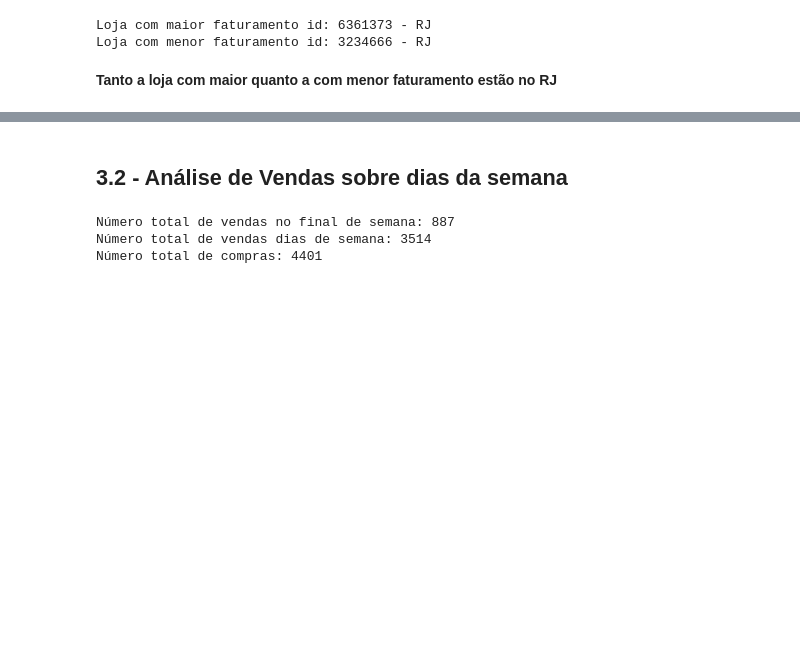
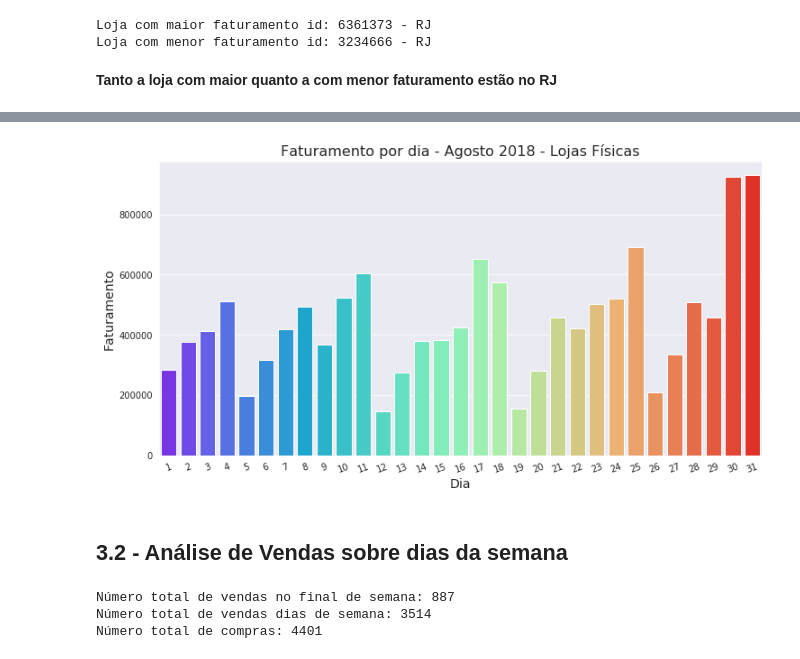
Before and after one commit to vinicvaz/Linx-DataAnalysis, a Jupyter notebook: OfflineDataAnalysis.ipynb, the cells around one changed output, grey strips where cells are left out. Drawn from its saved outputs; the diff is of its cells as text; code cells hidden in the pictures; blank space fills up the shorter version.

```diff
--- a/OfflineDataAnalysis.ipynb
+++ b/OfflineDataAnalysis.ipynb
@@ -292,3 +308,23 @@ Loja com menor faturamento id: 3234666 - RJ
+# %%
+datas = list(fat_time.date)
+dias = []
+for data in datas:
+    dias.append(data.day)
+# %%
+sns.set_style('darkgrid')
+plt.figure(figsize=(12,6))
+ax1 = sns.barplot(x='date',y='price',data=fat_time, palette='rainbow')
+ax1.set_xlabel('Dia', fontsize=14)
+ax1.set_ylabel('Faturamento', fontsize=14)
+ax1.set_title('Faturamento por dia - Agosto 2018 - Lojas Físicas', fontsize=16)
+ax1.set_xticklabels(dias)
+
+for item in ax1.get_xticklabels():
+    item.set_rotation(20)
+
+plt.savefig('./Images/Offline/Revenue-Offline-Bar.jpg', bbox_inches="tight")
+# %% [output]
+[figure, added]
 # %% [markdown]
 ## 3.2 - Análise de Vendas sobre dias da semana
 # %%
```
Also changed, not shown: parts of 8 cells of this notebook.
